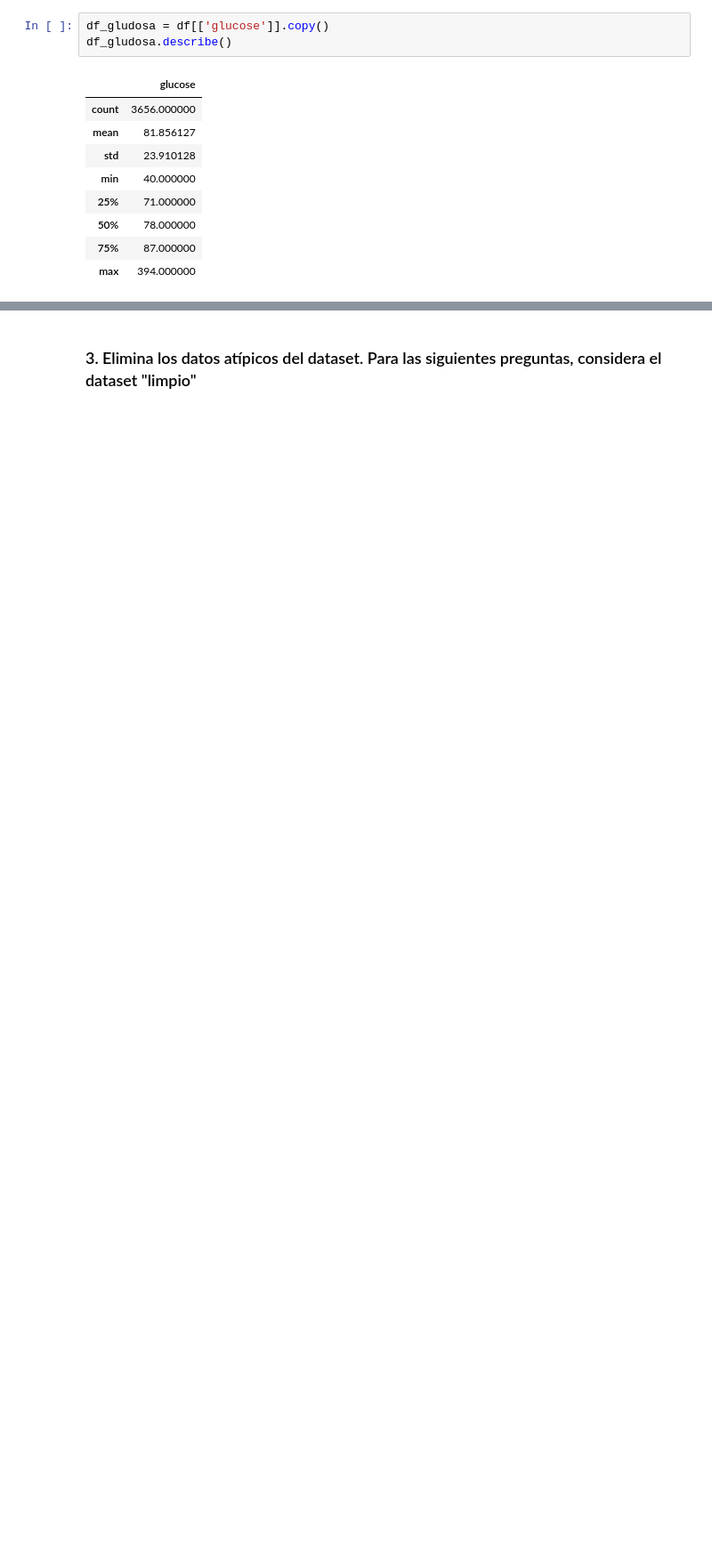
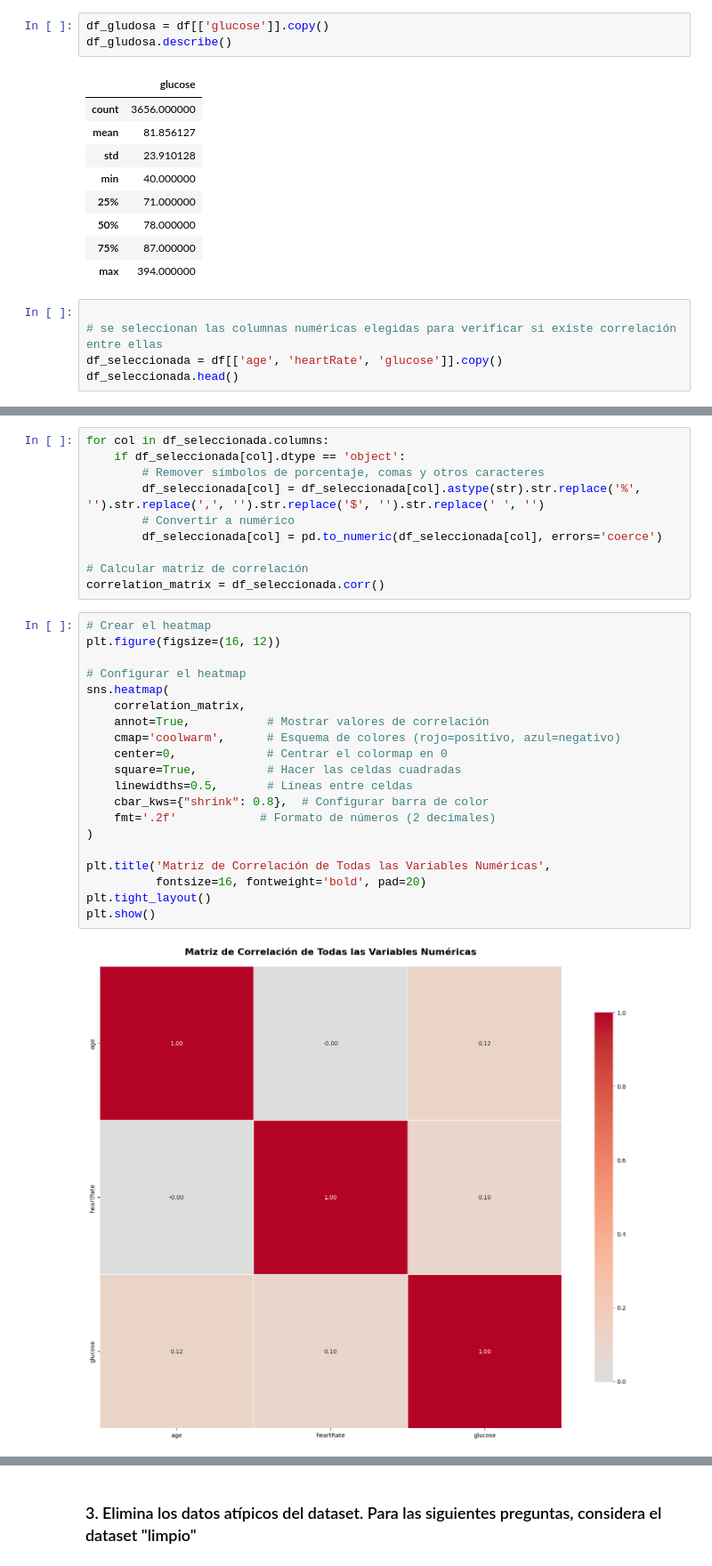
Before and after one commit to drojaslopez/DataScience, a Jupyter notebook: 3 Análisis estadístico con Python (G122)/Desafio/Prueba/Desafio_Preparación_datos_gráficos.ipynb, the cells around one changed output, grey strips where cells are left out. Shown at 89% size. Drawn from its saved outputs; the diff is of its cells as text; blank space fills up the shorter version.

```diff
--- a/3 Análisis estadístico con Python (G122)/Desafio/Prueba/Desafio_Preparación_datos_gráficos.ipynb
+++ b/3 Análisis estadístico con Python (G122)/Desafio/Prueba/Desafio_Preparación_datos_gráficos.ipynb
@@ -90,3 +90,8 @@ df_gludosa.describe()
 | 50% | 78.000000 |
 | 75% | 87.000000 |
 | max | 394.000000 |
+# %%
+
+# se seleccionan las columnas numéricas elegidas para verificar si existe correlación entre ellas
+df_seleccionada = df[['age', 'heartRate', 'glucose']].copy()
+df_seleccionada.head()
@@ -92,0 +105,32 @@ df_gludosa.describe()
+# %%
+for col in df_seleccionada.columns:
+    if df_seleccionada[col].dtype == 'object':
+        # Remover símbolos de porcentaje, comas y otros caracteres
+        df_seleccionada[col] = df_seleccionada[col].astype(str).str.replace('%', '').str.replace(',', '').str.replace('$', '').str.replace(' ', '')
+        # Convertir a numérico
+        df_seleccionada[col] = pd.to_numeric(df_seleccionada[col], errors='coerce')
+
+# Calcular matriz de correlación
+correlation_matrix = df_seleccionada.corr()
+# %%
+# Crear el heatmap
+plt.figure(figsize=(16, 12))
+
+# Configurar el heatmap
+sns.heatmap(
+    correlation_matrix,
+    annot=True,           # Mostrar valores de correlación
+    cmap='coolwarm',      # Esquema de colores (rojo=positivo, azul=negativo)
+    center=0,             # Centrar el colormap en 0
+    square=True,          # Hacer las celdas cuadradas
+    linewidths=0.5,       # Líneas entre celdas
+    cbar_kws={"shrink": 0.8},  # Configurar barra de color
+    fmt='.2f'            # Formato de números (2 decimales)
+)
+
+plt.title('Matriz de Correlación de Todas las Variables Numéricas',
+          fontsize=16, fontweight='bold', pad=20)
+plt.tight_layout()
+plt.show()
+# %% [output]
+[figure, added]
```
Also changed, not shown: parts of 3 cells of this notebook, 1 other file.
